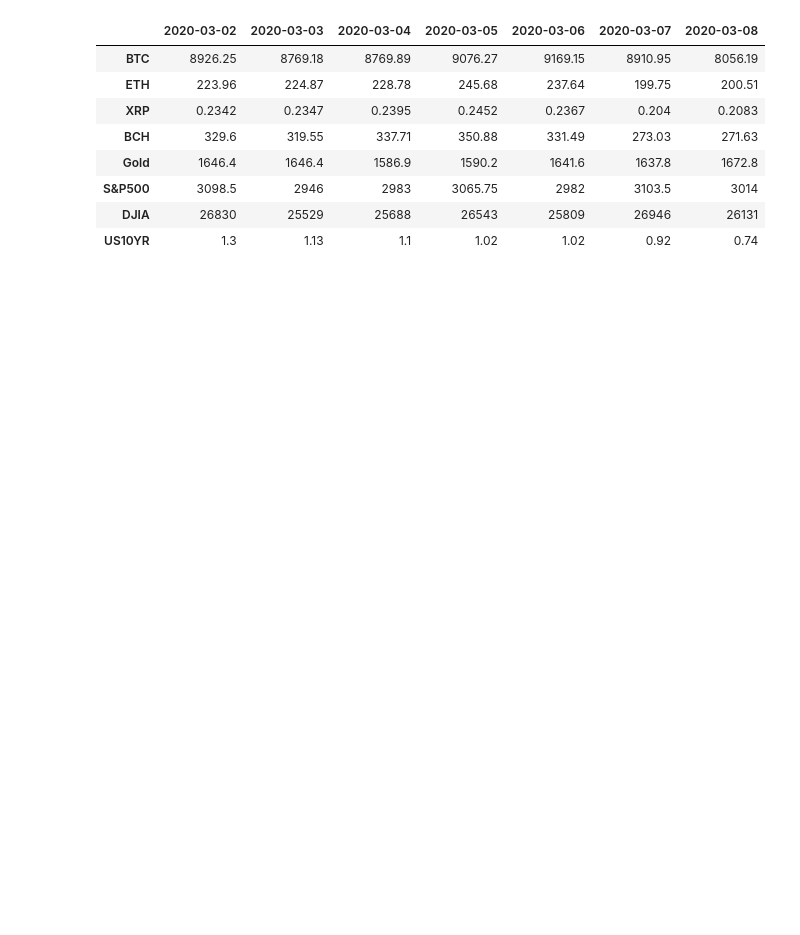
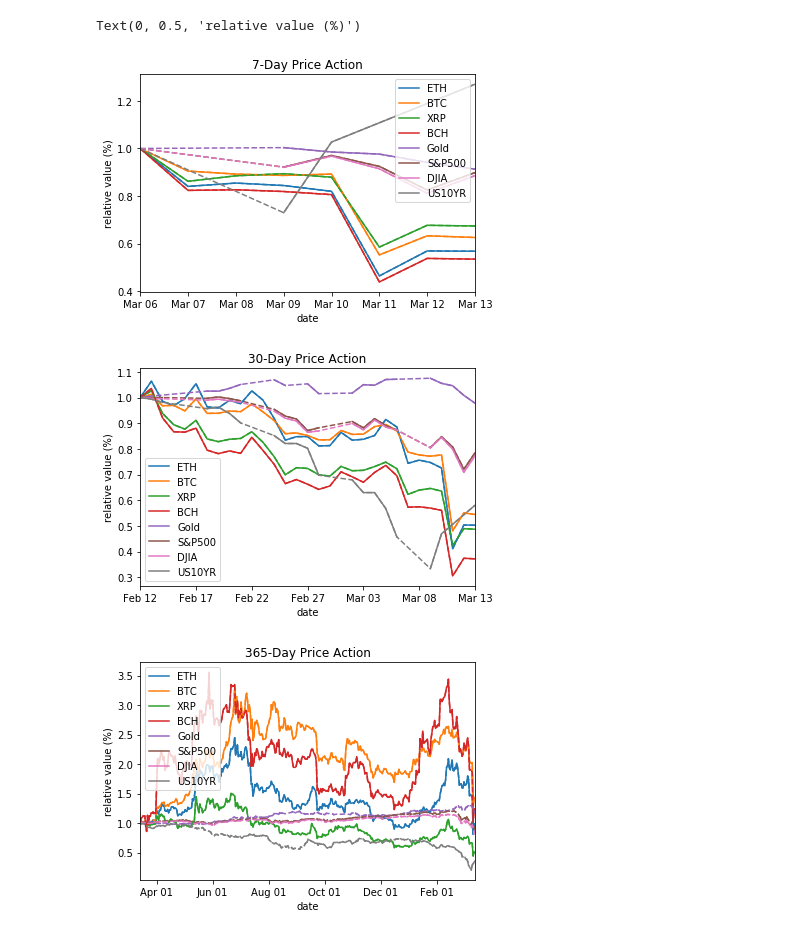
Before and after one commit to pdawgsledge/market_data, a Jupyter notebook: get_price_data.ipynb, the cells around one changed output. Drawn from its saved outputs; the diff is of its cells as text; code cells hidden in the pictures; blank space fills up the shorter version.

```diff
--- a/get_price_data.ipynb
+++ b/get_price_data.ipynb
@@ -88,7 +108,9 @@ month_pct = (today_price - month_ago_price) / month_ago_price * 100
 year_pct = (today_price - year_ago_price) /  year_ago_price * 100
 
 big_df.loc['ETH'] = [today_price, week_pct, month_pct, year_pct]
-week_df.loc['ETH'] = [data[-7 + x]['close'] for x in range(7)]
+week_df.loc['ETH'] = [data[-8 + x]['close'] for x in range(8)]
+month_df.loc['ETH'] = [data[-31 + x]['close'] for x in range(31)]
+year_df.loc['ETH'] = [data[0 + x]['close'] for x in range(366)]
 
 print('ETH')
 print('Week Change: ' + str(round(week_pct,2)) + '%')
@@ -115,7 +137,9 @@ month_pct = (today_price - month_ago_price) / month_ago_price * 100
 year_pct = (today_price - year_ago_price) /  year_ago_price * 100
 
 big_df.loc['XRP'] = [today_price, week_pct, month_pct, year_pct]
-week_df.loc['XRP'] = [data[-7 + x]['close'] for x in range(7)]
+week_df.loc['XRP'] = [data[-8 + x]['close'] for x in range(8)]
+month_df.loc['XRP'] = [data[-31 + x]['close'] for x in range(31)]
+year_df.loc['XRP'] = [data[-366 + x]['close'] for x in range(366)]
 
 print('XRP')
 print('Week Change: ' + str(round(week_pct,2)) + '%')
@@ -142,7 +166,9 @@ month_pct = (today_price - month_ago_price) / month_ago_price * 100
 year_pct = (today_price - year_ago_price) /  year_ago_price * 100
 
 big_df.loc['BCH'] = [today_price, week_pct, month_pct, year_pct]
-week_df.loc['BCH'] = [data[-7 + x]['close'] for x in range(7)]
+week_df.loc['BCH'] = [data[-8 + x]['close'] for x in range(8)]
+month_df.loc['BCH'] = [data[-31 + x]['close'] for x in range(31)]
+year_df.loc['BCH'] = [data[0 + x]['close'] for x in range(366)]
 
 print('BCH')
 print('Week Change: ' + str(round(week_pct,2)) + '%')
@@ -156,3 +182,5 @@ Year Change: 104.94%
+# %%
+week_df = week_df.drop(today,axis=1)
 # %%
 # get gold data
 import json
@@ -359,12 +475,50 @@ Text(0, 0.5, 'relative value (%)')
-# %%
-week_df
-# %% [output]
-|  | 2020-03-02 | 2020-03-03 | 2020-03-04 | 2020-03-05 | 2020-03-06 | 2020-03-07 | 2020-03-08 |
-| BTC | 8926.25 | 8769.18 | 8769.89 | 9076.27 | 9169.15 | 8910.95 | 8056.19 |
-| ETH | 223.96 | 224.87 | 228.78 | 245.68 | 237.64 | 199.75 | 200.51 |
-| XRP | 0.2342 | 0.2347 | 0.2395 | 0.2452 | 0.2367 | 0.204 | 0.2083 |
-| BCH | 329.6 | 319.55 | 337.71 | 350.88 | 331.49 | 273.03 | 271.63 |
-| Gold | 1646.4 | 1646.4 | 1586.9 | 1590.2 | 1641.6 | 1637.8 | 1672.8 |
-| S&P500 | 3098.5 | 2946 | 2983 | 3065.75 | 2982 | 3103.5 | 3014 |
-| DJIA | 26830 | 25529 | 25688 | 26543 | 25809 | 26946 | 26131 |
-| US10YR | 1.3 | 1.13 | 1.1 | 1.02 | 1.02 | 0.92 | 0.74 |
+# %%
+# plot changes in relative value
+import seaborn as sns
+import matplotlib.pyplot as plt
+import matplotlib.dates as mdates
+
+#fig, (ax1, ax2) = subplots(nrows=1, ncols=2)
+
+rel_val_week_df = week_df.T.astype('float64')
+rel_val_month_df = month_df.T.astype('float64')
+rel_val_year_df = year_df.T.astype('float64')
+
+rel_val_week_df = rel_val_week_df.apply(lambda x: x / x[0])
+rel_val_month_df = rel_val_month_df.apply(lambda x: x / x[0])
+rel_val_year_df = rel_val_year_df.apply(lambda x: x / x[0])
+
+filled_rel_val_week_df = rel_val_week_df.interpolate(method ='linear', limit_direction ='forward')
+filled_rel_val_month_df = rel_val_month_df.interpolate(method ='linear', limit_direction ='forward')
+filled_rel_val_year_df = rel_val_year_df.interpolate(method ='linear', limit_direction ='forward')
+
+ax1 = rel_val_week_df.plot()
+filled_rel_val_week_df.plot(ax=ax1, linestyle='--', legend=False, color=plt.rcParams['axes.prop_cycle'].by_key()['color'])
+ax2 = rel_val_month_df.plot()
+filled_rel_val_month_df.plot(ax=ax2, linestyle='--', legend=False, color=plt.rcParams['axes.prop_cycle'].by_key()['color'])
+ax3 = rel_val_year_df.plot()
+filled_rel_val_year_df.plot(ax=ax3, linestyle='--', legend=False, color=plt.rcParams['axes.prop_cycle'].by_key()['color'])
+
+ax1.xaxis.set_major_formatter(mdates.DateFormatter('%b %d'))
+ax2.xaxis.set_major_formatter(mdates.DateFormatter('%b %d'))
+ax3.xaxis.set_major_formatter(mdates.DateFormatter('%b %d'))
+
+ax1.set_title("7-Day Price Action")
+ax2.set_title("30-Day Price Action")
+ax3.set_title("365-Day Price Action")
+
+ax2.set_xticks(month_df.columns.values[::5])
+ax3.set_xticks([x for x in list(year_df.columns.values) if x.day == 1][::2])
+
+ax1.set_xlabel("date")
+ax2.set_xlabel("date")
+ax3.set_xlabel("date")
+
+ax1.set_ylabel("relative value (%)")
+ax2.set_ylabel("relative value (%)")
+ax3.set_ylabel("relative value (%)")
+# %% [output]
+Text(0, 0.5, 'relative value (%)')
+[figure, added]
+[figure, added]
+[figure, added]
```
Also changed, not shown: parts of 15 cells of this notebook.
